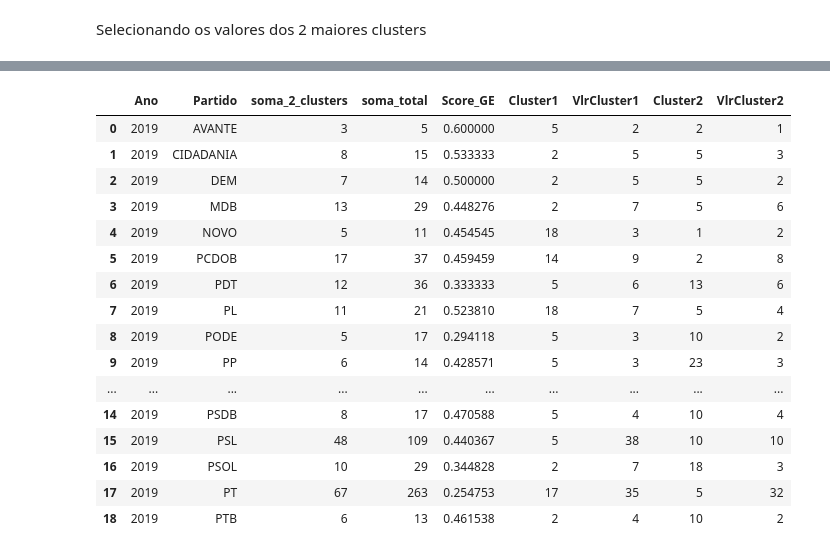
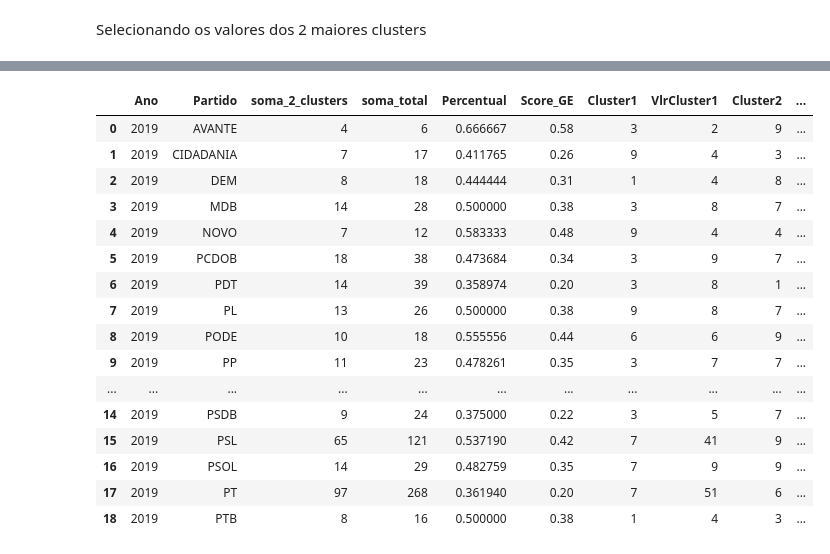
Before and after one commit to ricardopolato/coesaopartidaria, a Jupyter notebook: 1.3. Aplicação de métodos de agrupamento - discursos.ipynb, the cells around one changed output, grey strips where cells are left out. Saved outputs shown, nothing was run; the diff lists cells and outputs as text; code cells hidden in the pictures.

```diff
--- a/1.3. Aplicação de métodos de agrupamento - discursos.ipynb
+++ b/1.3. Aplicação de métodos de agrupamento - discursos.ipynb
@@ -9,7 +9,7 @@ import matplotlib.pyplot as plt
 # %%
 # Lendo a base de dados
 ano = '2019'
-df = pd.read_csv('discursos/discursos_preprocessados_12_2019.csv', sep=";", encoding="utf-8")
+df = pd.read_csv('discursos/discursos_preprocessados_2019.csv', sep=";", encoding="utf-8")
 df.head()
 # %% [output]
 |  | Data | Sessão | Fase | Discurso | Hora | Publicação | NomeOrador | Partido | Estado | TextoDiscurso |
@@ -70,3 +79,11 @@ df_tfidf.head()
+# %%
+from numpy import array
+from sklearn.decomposition import TruncatedSVD
+A = text
+# svd
+svd = TruncatedSVD(n_components=2)
+svd.fit(A)
+text = svd.transform(A)
 # %% [markdown]
 ## Similaridade por Clusterização
 # %% [markdown]
@@ -131,6 +141,7 @@ Fit 40 clusters
 # %% [markdown]
 Devido ao gráfico gerado pelo método de cotovelo não formar uma curva acentuada seguida por estabilidade no eixo y, optamos por utilizar a quantidade de partidos com representantes como o número de clusters (k)
 # %%
-k = len(partidos_com_representantes)
+#k = len(partidos_com_representantes)
+k = 10
 print("Atribuído", k, "clusters.")
 # %% [output]
@@ -166,9 +161,10 @@ Selecionando os valores dos 2 maiores clusters
 # %%
 labels = labels_kmeans
 
+df['NomeOrador'] = df['NomeOrador'].replace([' ASSIS CARVALHO (PRESIDENTE)'], ' ASSIS CARVALHO')
 clusters_parlamentar = pd.crosstab(df["NomeOrador"], labels)
 # removendo partidos com apenas 1 discurso
-clusters_parlamentar = clusters_parlamentar[clusters_parlamentar.sum(axis=1) > 1]
+#clusters_parlamentar = clusters_parlamentar[clusters_parlamentar.sum(axis=1) > 1]
 print(clusters_parlamentar.shape)
 p_partidos = []
 for p in clusters_parlamentar.index:
@@ -201,10 +196,11 @@ cluster1 = []
 vlrcluster1 = []
 cluster2 = []
 vlrcluster2 = []
+novo_score = []
 for i in lst:
     # se o partido tiver 5 ou mais discursos
     if(sum(i[1:]) >= 5):
-        # Selecionando os valores dos 3 maiores clusters
+        # Selecionando os valores dos 2 maiores clusters
         valores = heapq.nlargest(2,i[1:])
 
         # Selecionando o cluster pelos maiores valores
@@ -212,49 +208,58 @@ for i in lst:
         pos1 = i.index(valores[0])
         pos2 = i.index(valores[1])
         # Se houver o mesmo valor em mais de um cluster
         if(pos1 == pos2):
             pos1 = [k for k, item in enumerate(i) if item == valores[0]][0]
             pos2 = [k for k, item in enumerate(i) if item == valores[0]][1]
         klusters = "k" + str(pos1) + ": " + str(valores[0]) + " - k" + str(pos2) + ": "+ str(valores[1])
         cluster1.append(pos1)
         vlrcluster1.append(valores[0])
         cluster2.append(pos2)
         vlrcluster2.append(valores[1])
-
         partido.append(i[0])
         soma_2_k.append(sum(valores))
         soma_total.append(sum(i[1:]))
         score.append(sum(valores)/sum(i[1:]))
         anos.append(ano)
         clusteres.append(klusters)
 
+        # cálculo do indicador
+        # (n*(t1+t2)-2*t)/(n*t-2*t)
+        n = k
+        t1 = valores[0]
+        t2 = valores[1]
+        t = sum(i[1:])
+        vl_score = (n*(t1+t2)-2*t)/(n*t-2*t)
+        novo_score.append(round(vl_score,2))
 df_score_clusters = pd.DataFrame()
 df_score_clusters['Ano'] = anos
 df_score_clusters['Partido'] = partido
 df_score_clusters['soma_2_clusters'] = soma_2_k
 df_score_clusters['soma_total'] = soma_total
-df_score_clusters['Score_GE'] = score
+df_score_clusters['Percentual'] = score
+df_score_clusters['Score_GE'] = novo_score
 #df_score_clusters['Clusteres'] = clusteres
 df_score_clusters['Cluster1'] = cluster1
 df_score_clusters['VlrCluster1'] = vlrcluster1
 df_score_clusters['Cluster2'] = cluster2
 df_score_clusters['VlrCluster2'] = vlrcluster2
+df_score_clusters['ScoreClusterUnico'] = df_score_clusters['VlrCluster1']/df_score_clusters['soma_total']
 df_score_clusters
 # %% [output]
-|  | Ano | Partido | soma_2_clusters | soma_total | Score_GE | Cluster1 | VlrCluster1 | Cluster2 | VlrCluster2 |
-| 0 | 2019 | AVANTE | 3 | 5 | 0.600000 | 5 | 2 | 2 | 1 |
-| 1 | 2019 | CIDADANIA | 8 | 15 | 0.533333 | 2 | 5 | 5 | 3 |
-| 2 | 2019 | DEM | 7 | 14 | 0.500000 | 2 | 5 | 5 | 2 |
-| 3 | 2019 | MDB | 13 | 29 | 0.448276 | 2 | 7 | 5 | 6 |
-| 4 | 2019 | NOVO | 5 | 11 | 0.454545 | 18 | 3 | 1 | 2 |
-| 5 | 2019 | PCDOB | 17 | 37 | 0.459459 | 14 | 9 | 2 | 8 |
-| 6 | 2019 | PDT | 12 | 36 | 0.333333 | 5 | 6 | 13 | 6 |
-| 7 | 2019 | PL | 11 | 21 | 0.523810 | 18 | 7 | 5 | 4 |
-| 8 | 2019 | PODE | 5 | 17 | 0.294118 | 5 | 3 | 10 | 2 |
-| 9 | 2019 | PP | 6 | 14 | 0.428571 | 5 | 3 | 23 | 3 |
-| ... | ... | ... | ... | ... | ... | ... | ... | ... | ... |
-| 14 | 2019 | PSDB | 8 | 17 | 0.470588 | 5 | 4 | 10 | 4 |
-| 15 | 2019 | PSL | 48 | 109 | 0.440367 | 5 | 38 | 10 | 10 |
-| 16 | 2019 | PSOL | 10 | 29 | 0.344828 | 2 | 7 | 18 | 3 |
-| 17 | 2019 | PT | 67 | 263 | 0.254753 | 17 | 35 | 5 | 32 |
-| 18 | 2019 | PTB | 6 | 13 | 0.461538 | 2 | 4 | 10 | 2 |
+|  | Ano | Partido | soma_2_clusters | soma_total | Percentual | Score_GE | Cluster1 | VlrCluster1 | Cluster2 | ... |
+| 0 | 2019 | AVANTE | 4 | 6 | 0.666667 | 0.58 | 3 | 2 | 9 | ... |
+| 1 | 2019 | CIDADANIA | 7 | 17 | 0.411765 | 0.26 | 9 | 4 | 3 | ... |
+| 2 | 2019 | DEM | 8 | 18 | 0.444444 | 0.31 | 1 | 4 | 8 | ... |
+| 3 | 2019 | MDB | 14 | 28 | 0.500000 | 0.38 | 3 | 8 | 7 | ... |
+| 4 | 2019 | NOVO | 7 | 12 | 0.583333 | 0.48 | 9 | 4 | 4 | ... |
+| 5 | 2019 | PCDOB | 18 | 38 | 0.473684 | 0.34 | 3 | 9 | 7 | ... |
+| 6 | 2019 | PDT | 14 | 39 | 0.358974 | 0.20 | 3 | 8 | 1 | ... |
+| 7 | 2019 | PL | 13 | 26 | 0.500000 | 0.38 | 9 | 8 | 7 | ... |
+| 8 | 2019 | PODE | 10 | 18 | 0.555556 | 0.44 | 6 | 6 | 9 | ... |
+| 9 | 2019 | PP | 11 | 23 | 0.478261 | 0.35 | 3 | 7 | 7 | ... |
+| ... | ... | ... | ... | ... | ... | ... | ... | ... | ... | ... |
+| 14 | 2019 | PSDB | 9 | 24 | 0.375000 | 0.22 | 3 | 5 | 7 | ... |
+| 15 | 2019 | PSL | 65 | 121 | 0.537190 | 0.42 | 7 | 41 | 9 | ... |
+| 16 | 2019 | PSOL | 14 | 29 | 0.482759 | 0.35 | 7 | 9 | 9 | ... |
+| 17 | 2019 | PT | 97 | 268 | 0.361940 | 0.20 | 7 | 51 | 6 | ... |
+| 18 | 2019 | PTB | 8 | 16 | 0.500000 | 0.38 | 1 | 4 | 3 | ... |
```
Also changed, not shown: parts of 15 cells of this notebook, 1 other file.
